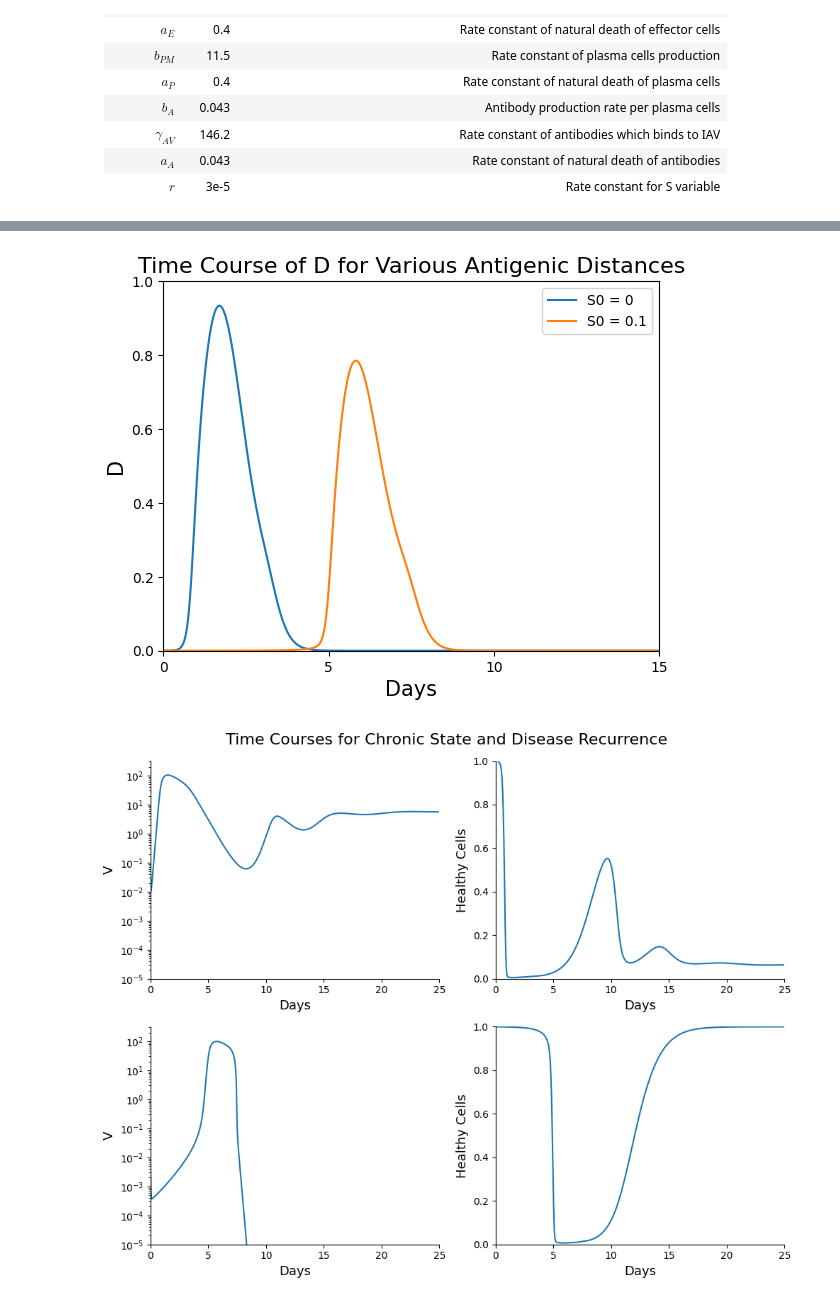
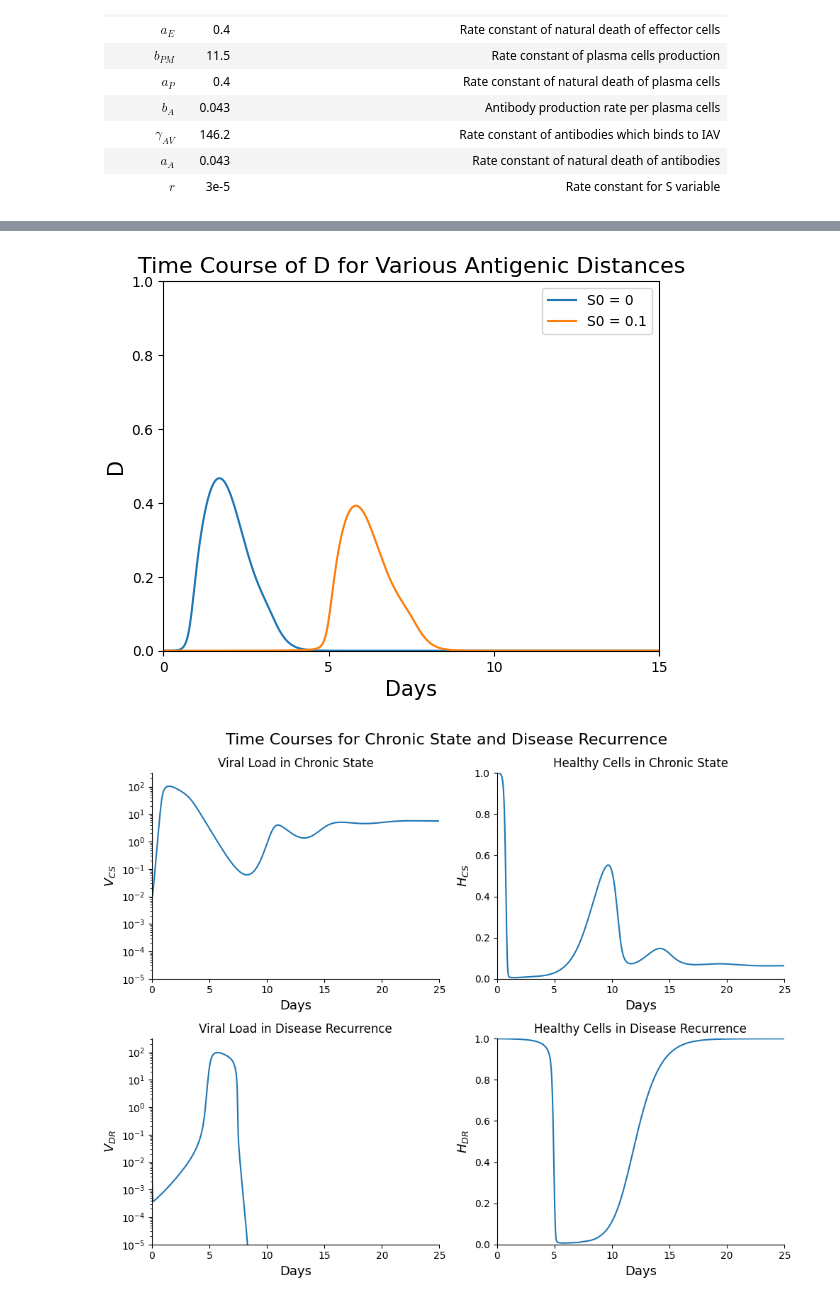
Before and after one commit to mkayeterry/MCDB172, a Jupyter notebook: final/flu_revised.ipynb, the cells around one changed output, grey strips where cells are left out. Drawn from its saved outputs; the diff is of its cells as text; code cells hidden in the pictures.

```diff
--- a/final/flu_revised.ipynb
+++ b/final/flu_revised.ipynb
@@ -54,7 +54,7 @@ $a_{A}$|0.043|Rate constant of natural death of antibodies
 $r$|3e-5|Rate constant for S variable
 # %%
 # Define system of equations
-def deriv_std(state, t, params):
+def get_deriv(state, t, params):
     '''
     Computes the derivatives of a dynamical model of human immune response to influenza A virus infection.
 
@@ -63,7 +63,7 @@ def deriv_std(state, t, params):
 
         t (float): The current time point
 
-        params (list): A list containing the values of the parameters in the system of differential equations.
+        params (list): A list containing the values of parameters in the system of differential equations.
 
     Returns:
         array_like: An array of length 10 representing the derivatives of the state variables with respect to time.
@@ -425,5 +443,5 @@ plt.show()
 # %%
-# Figure 5
+# Figure 4
 
 # -------------- Time course --------------
 
@@ -431,8 +449,7 @@ plt.show()
 S0_lst = [0, 0.1]
 
 # Create empty lists to store results
-V_AD = []
-D_AD = []
+V_AD, D_AD = [], []
 
 # Loop through each value of initial antigenic distances
 for i in range(len(S0_lst)):
@@ -441,7 +458,7 @@ for i in range(len(S0_lst)):
     state0 = [V0, H0, I0, M0, F0, R0, E0, P0, A0, S0_lst[i]]
 
     # Solve ODEs using revised initial state and standard parameters
-    state = odeint(deriv_std, state0, t, args=(params_std,))
+    state = odeint(get_deriv, state0, t, args=(params_std,))
 
     # Extract the results for V, H, I, and R
     V = state[:, 0]
@@ -453,12 +470,11 @@ for i in range(len(S0_lst)):
     D = 1 - H - R - I
 
     # Append results to respective lists
-    V_AD.append(V)
-    D_AD.append(D)
+    V_AD.append(V), D_AD.append(D)
 
 # Plot trajectories for different initial conditions
 for i in range(len(S0_lst)):
-    plt.plot(t, D_AD[i]*2, label='S0 = {}'.format(S0_lst[i]))
+    plt.plot(t, D_AD[i], label='S0 = {}'.format(S0_lst[i]))
 
 # Set title and labels/scales for the axes
 plt.title('Time Course of D for Various Antigenic Distances', fontsize = 16)
@@ -469,13 +485,14 @@ plt.xticks(xticks)
 plt.xlim(0, 15)
 plt.ylim(0, 1.0)
 
-# Add legend and show time course
+# Add legend, save figure, and show time course
 plt.legend()
+plt.savefig('figure4', dpi = 300)
 plt.show()
 # %% [output]
-[figure, old version]
+[figure, new version]
 # %%
-# Figure 6
+# Figure 5
 
 # -------------- Time courses --------------
 
@@ -492,7 +509,7 @@ params_CS = [gammaV, gammaVA, gammaVH, alphaV, aV1, aV2, bHD, aR, gammaHV, bHF,
 state0 = [V0, H0, I0, M0, F0, R0, E0, P0, A0, 0]
 
 # Solve ODEs using revised initial state and revised parameters
-state = odeint(deriv_std, state0, t, args=(params_CS,))
+state = odeint(get_deriv, state0, t, args=(params_CS,))
 
 # Transpose state matrix to get individual time series for each variable
 V_CS, H_CS, I_CS, M_CS, F_CS, R_CS, E_CS, P_CS, A_CS, S_CS = state.T
@@ -507,39 +524,42 @@ params_DR = [gammaV, gammaVA, gammaVH, alphaV, aV1, aV2, bHD, aR, gammaHV, bHF,
 state0 = [V0, H0, I0, M0, F0, R0, E0, P0, A0, S0]
 
 # Solve ODEs using revised initial state and revised parameters
-state = odeint(deriv_std, state0, t, args=(params_DR,))
+state = odeint(get_deriv, state0, t, args=(params_DR,))
 
 # Transpose state matrix to get individual time series for each variable
 V_DR, H_DR, I_DR, M_DR, F_DR, R_DR, E_DR, P_DR, A_DR, S_DR = state.T
 
 # Initialize subplots
 fig, axes = plt.subplots(nrows=2, ncols=2, figsize=(10,8))
 fig.set_figwidth(10)
 fig.suptitle('Time Courses for Chronic State and Disease Recurrence', fontsize = 16)
 fig.subplots_adjust(top=0.94)
 
-# Initialize values and labels
-F6_labels = ['V', 'Healthy Cells', 'V', 'Healthy Cells']
+# Initialize labels, values, and titles for each subplot
+F6_labels = [r'$V_{CS}$', r'$H_{CS}$', r'$V_{DR}$', r'$H_{DR}$']
 F6_vals = [V_CS, H_CS, V_DR, H_DR]
+F6_titles = ['Viral Load in Chronic State', 'Healthy Cells in Chronic State', 'Viral Load in Disease Recurrence', 'Healthy Cells in Disease Recurrence']
 
 # Iterate through subplots, plotting each timecourse
 for i, ax in enumerate(axes.flat):
     ax.set_xlim(0, 25)
     ax.set_xlabel('Days', fontsize=13)
     ax.set_ylabel(F6_labels[i], fontsize=13)
     ax.spines['top'].set_visible(False)
     ax.spines['right'].set_visible(False)
+    ax.set_title(F6_titles[i])
 
     if i in [0, 2]:
         ax.semilogy(t, F6_vals[i])
         ax.set_ylim(10**-5, 10**2.5)
 
     if i in [1, 3]:
         ax.plot(t, F6_vals[i])
         ax.set_ylim(0.0, 1.0)
 
-# Set layout and show figure
+# Set layout, save figure, and show time courses
 fig.tight_layout()
+plt.savefig('figure5', dpi = 300)
 plt.show()
 # %% [output]
-[figure, old version]
+[figure, new version]
```
Also changed, not shown: parts of 5 cells of this notebook, 10 other files.
